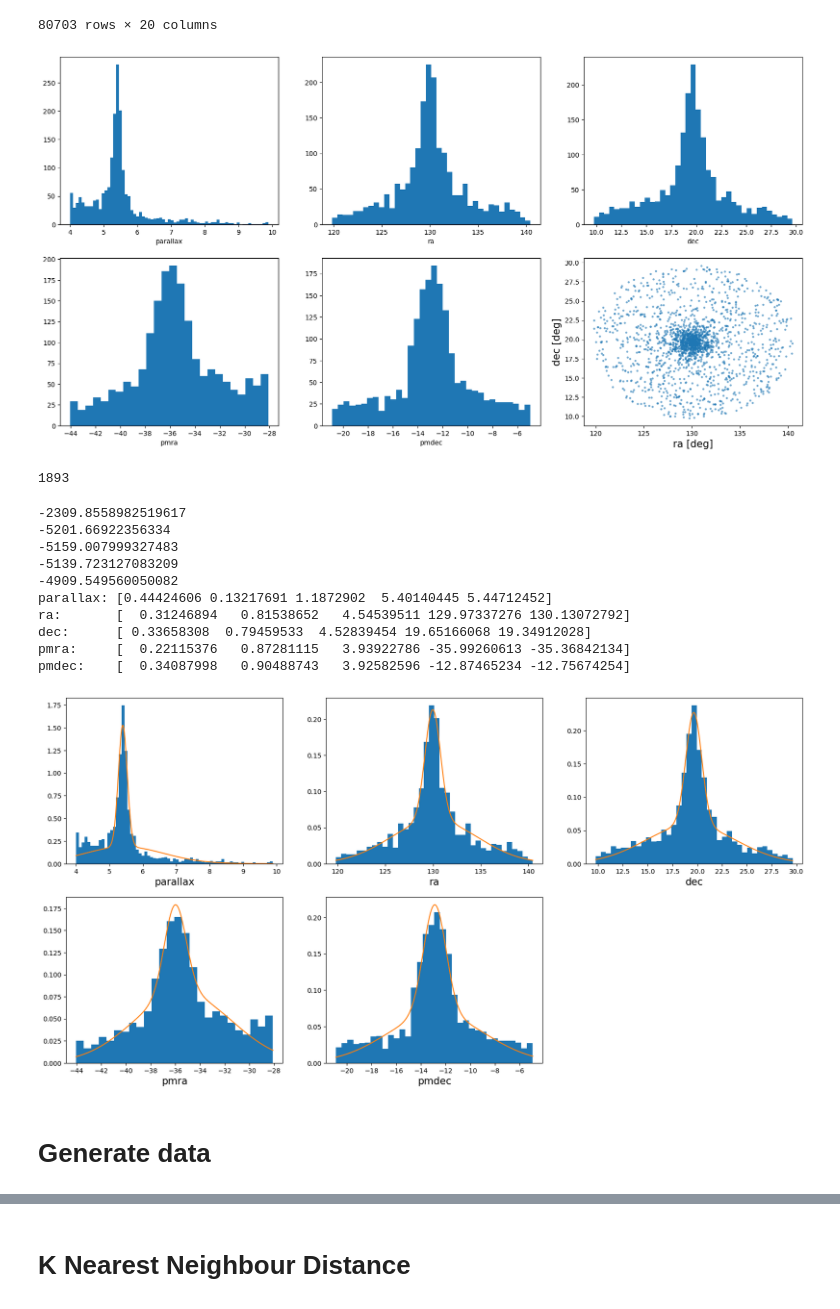
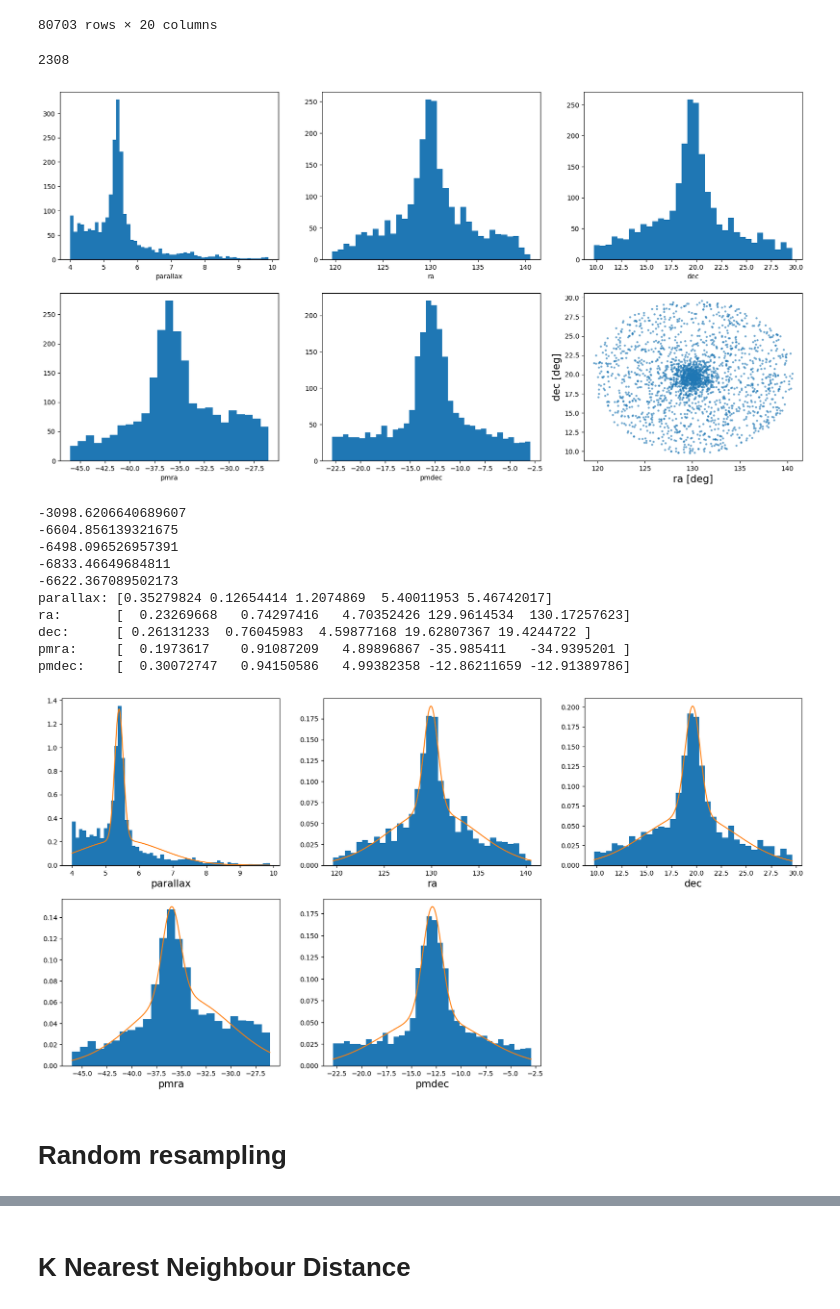
Before and after one commit to stevenalfonso/DBSCAN, a Jupyter notebook: Beehive_DBSCAN.ipynb, the cells around one changed output, grey strips where cells are left out. Cells and saved outputs as stored; diff of their text form; code cells hidden in the pictures.

```diff
--- a/Beehive_DBSCAN.ipynb
+++ b/Beehive_DBSCAN.ipynb
@@ -22,7 +22,7 @@ from tqdm import tqdm
 # %% [markdown]
 # Read data
 # %%
-df = pd.read_csv('./beehive_10.csv')
+df = pd.read_csv('./data/beehive_10.csv')
 #df.loc[df['ra'] > 300, 'ra'] -= 360 #SOLO PARA BLANCO 1
 #c_pm = (df['pmra'] > -30) & (df['pmra'] < 0) & (df['pmdec'] > 0) & (df['pmdec'] < 30)
 #df = df[c_pm]
@@ -77,50 +77,48 @@ df
 #plt.show()
 # %%
 mu_alpha, mu_delta = -36.047, -12.917
-rango = 8
+rango = 10
 c_pm=(df['pmra']>mu_alpha-rango)&(df['pmra']<mu_alpha+rango)&\
 (df['pmdec']>mu_delta-rango)&(df['pmdec']<mu_delta+rango)
 c_p = (df['parallax'] > 4) & (df['parallax'] < 10)
 
 df = df[c_pm & c_p]
-
+print(len(df))
 plt.figure(figsize=(20,10))
 
 plt.subplot(2,3,1)
 plt.hist(df.parallax,bins='auto')
 #lt.xlim(v_min,v_max)
 plt.xlabel('parallax')
 
 plt.subplot(2,3,2)
 plt.hist(df.ra,bins='auto')
 plt.xlabel('ra')
 
 plt.subplot(2,3,3)
 plt.hist(df.dec,bins='auto')
 plt.xlabel('dec')
 
 plt.subplot(2,3,4)
 plt.hist(df.pmra,bins='auto')
 #plt.xlim(-100,100)
 plt.xlabel('pmra')
 
 plt.subplot(2,3,5)
 plt.hist(df.pmdec,bins='auto')
 #plt.xlim(-100,100)
 plt.xlabel('pmdec')
 
 plt.subplot(2,3,6)
 plt.scatter(df['ra'], df['dec'], marker='o' , s=5, alpha = 0.5)
 plt.xlabel("ra [deg]",  fontsize = 15)
 plt.ylabel("dec [deg]",  fontsize = 15)#,rotation=0)
 #plt.xlim(-30,0)
 #plt.ylim(0,30)
-
 plt.show()
-print(len(df))
 # %% [output]
+2308
-[figure, old version]
+[figure, new version]
-1893
 # %%
 from scipy.optimize import minimize
 
@@ -186,16 +184,16 @@ print('dec:     ',results_dec.x)
 print('pmra:    ',results_pmra.x)
 print('pmdec:   ',results_pmdec.x)
 # %% [output]
--2309.8558982519617
--5201.66922356334
--5159.007999327483
--5139.723127083209
--4909.549560050082
-parallax: [0.44424606 0.13217691 1.1872902  5.40140445 5.44712452]
-ra:       [  0.31246894   0.81538652   4.54539511 129.97337276 130.13072792]
-dec:      [ 0.33658308  0.79459533  4.52839454 19.65166068 19.34912028]
-pmra:     [  0.22115376   0.87281115   3.93922786 -35.99260613 -35.36842134]
-pmdec:    [  0.34087998   0.90488743   3.92582596 -12.87465234 -12.75674254]
+-3098.6206640689607
+-6604.856139321675
+-6498.096526957391
+-6833.46649684811
+-6622.367089502173
+parallax: [0.35279824 0.12654414 1.2074869  5.40011953 5.46742017]
+ra:       [  0.23269668   0.74297416   4.70352426 129.9614534  130.17257623]
+dec:      [ 0.26131233  0.76045983  4.59877168 19.62807367 19.4244722 ]
+pmra:     [  0.1973617    0.91087209   4.89896867 -35.985411   -34.9395201 ]
+pmdec:    [  0.30072747   0.94150586   4.99382358 -12.86211659 -12.91389786]
 # %%
 plt.figure(figsize=(20,10))
 plt.subplot(2,3,1)
@@ -236,9 +234,9 @@ plt.xlabel('pmdec',fontsize=15)
 #plt.xlim(-100,100)
 plt.show()
 # %% [output]
-[figure, old version]
+[figure, new version]
 # %% [markdown]
-# Generate data
+# Random resampling
 # %%
 popt = [results_parallax.x, results_ra.x, results_dec.x, results_pmra.x, results_pmdec.x]
 names = ['parallax','ra','dec','pmra','pmdec']
```
Also changed, not shown: parts of 14 cells of this notebook, 2 other files.
